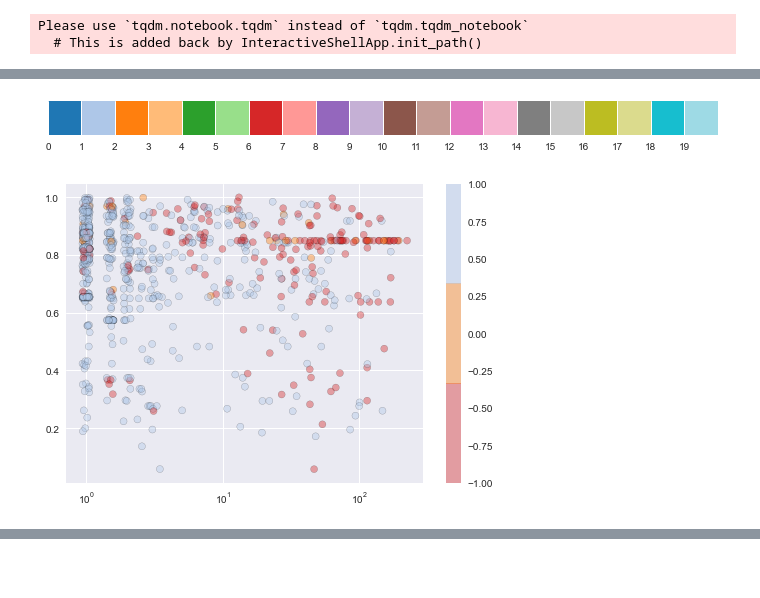
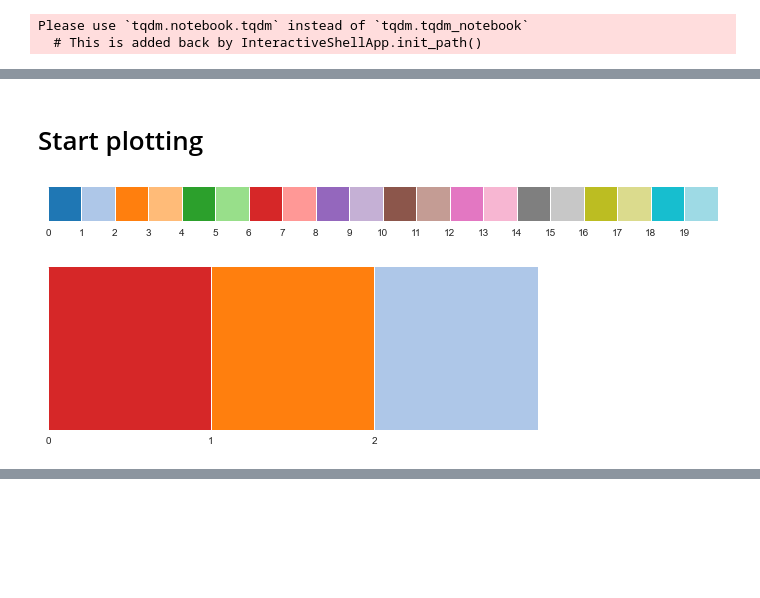
Before and after one commit to ljmartin/molrec, a Jupyter notebook: 4_pubchem_validation/analysis.ipynb, the cells around one changed output, grey strips where cells are left out. Drawn from its saved outputs; the diff is of its cells as text; code cells hidden in the pictures; blank space fills up the shorter version.

```diff
--- a/4_pubchem_validation/analysis.ipynb
+++ b/4_pubchem_validation/analysis.ipynb
@@ -122,5 +112,12 @@ plt.axvline(0, c='k', linestyle='--')
+# %% [markdown]
+# Start plotting
 # %%
 from matplotlib import colors
+
+def plot_fig_label(ax, lab):
+    ax.text(0, 1.1, lab, transform=ax.transAxes,
+        fontsize=24, va='top', ha='left')
+
 def makeCmap(name, color_nums):
     cmap = plt.get_cmap(name)
     cmap2 = colors.ListedColormap([cmap.colors[i] for i in color_nums])
@@ -130,7 +127,8 @@ def makeCmap(name, color_nums):
     return cmap2#, norm
 def view_colormap(cmap):
     """Plot a colormap"""
-    cmap = plt.cm.get_cmap(cmap)
+    if isinstance(cmap, str):
+        cmap = plt.cm.get_cmap(cmap)
     colors = cmap(np.arange(cmap.N))
 
 
@@ -143,20 +141,7 @@ view_colormap('tab20')
 # %% [output]
 [figure]
 # %%
-cm = makeCmap('tab20', [1, 2, 4])
+cm = makeCmap('tab20', [6, 2, 1])
+view_colormap(cm)
+# %% [output]
+[figure, added]
-# %%
-cm = makeCmap('tab20', [6, 2, 1])
-jit = np.random.random(len(nns))-0.5
-jit /= 8
-jit += 1
-plt.scatter(nns*jit,
-            probs,
-            c=np.sign(acts-inacts),
-            alpha=0.4,
-            edgecolor='k',
-            cmap=cm
-           )
-plt.colorbar()
-plt.xscale('log')
-# %% [output]
-[figure, removed]
```
Also changed, not shown: parts of 33 cells of this notebook, 9 other files.
